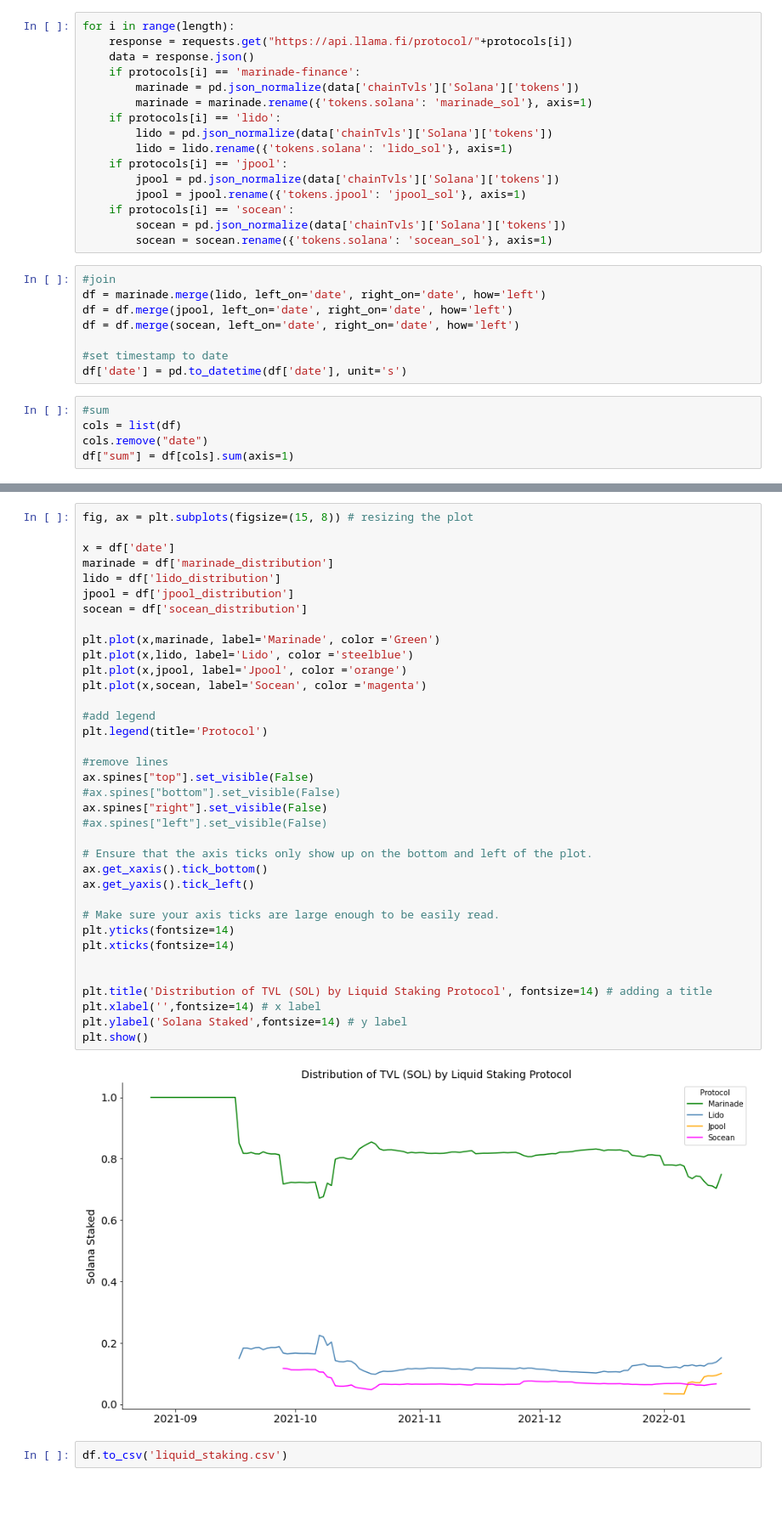
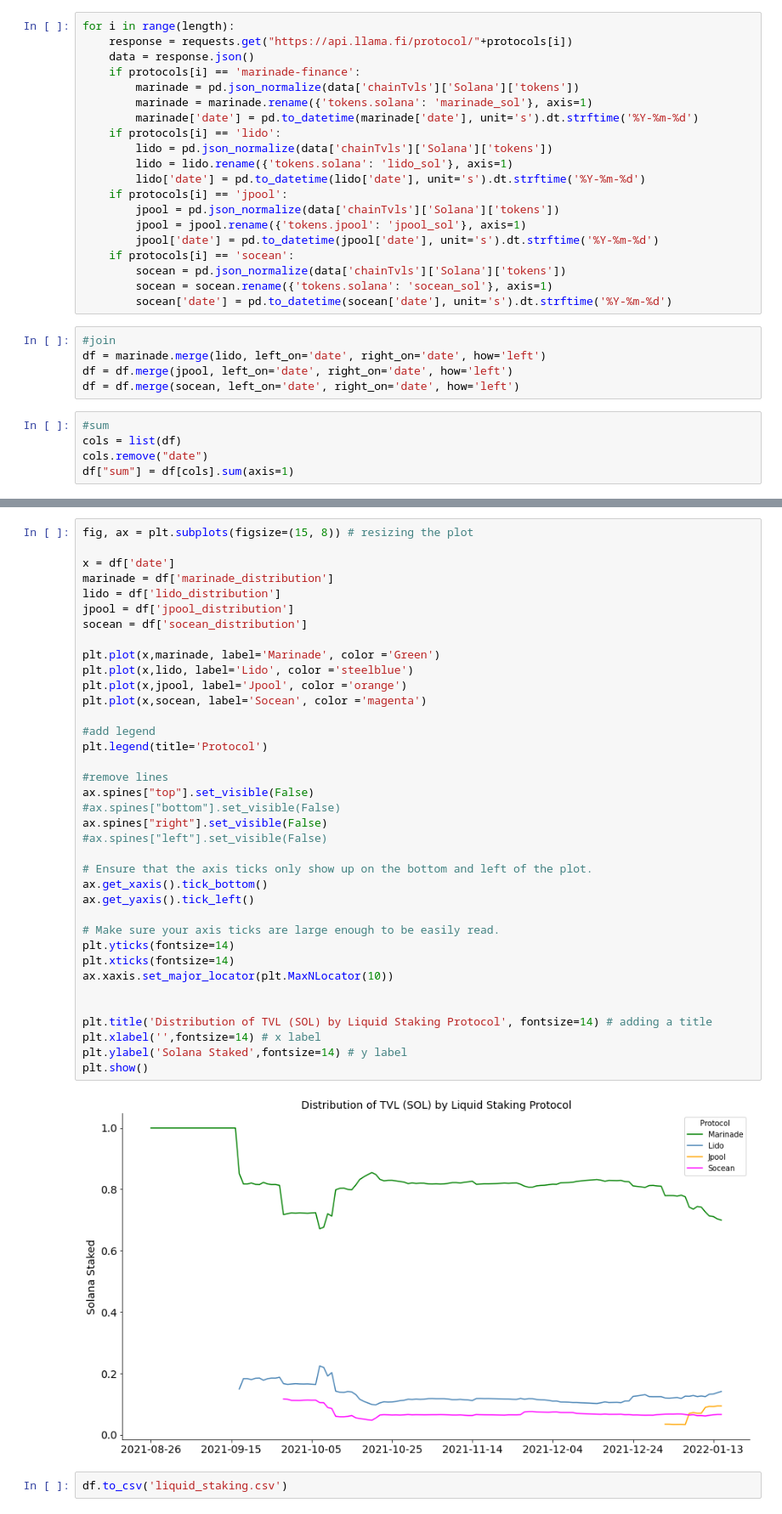
Before and after one commit to zainbacchus/py-notebooks, a Jupyter notebook: Solana Liquid Staking.ipynb, the cells around one changed output, grey strips where cells are left out. Shown at 85% size. Drawn from its saved outputs; the diff is of its cells as text.

```diff
--- a/Solana Liquid Staking.ipynb
+++ b/Solana Liquid Staking.ipynb
@@ -24,23 +24,24 @@ for i in range(length):
     if protocols[i] == 'marinade-finance':
         marinade = pd.json_normalize(data['chainTvls']['Solana']['tokens'])
         marinade = marinade.rename({'tokens.solana': 'marinade_sol'}, axis=1)
+        marinade['date'] = pd.to_datetime(marinade['date'], unit='s').dt.strftime('%Y-%m-%d')
     if protocols[i] == 'lido':
         lido = pd.json_normalize(data['chainTvls']['Solana']['tokens'])
         lido = lido.rename({'tokens.solana': 'lido_sol'}, axis=1)
+        lido['date'] = pd.to_datetime(lido['date'], unit='s').dt.strftime('%Y-%m-%d')
     if protocols[i] == 'jpool':
         jpool = pd.json_normalize(data['chainTvls']['Solana']['tokens'])
         jpool = jpool.rename({'tokens.jpool': 'jpool_sol'}, axis=1)
+        jpool['date'] = pd.to_datetime(jpool['date'], unit='s').dt.strftime('%Y-%m-%d')
     if protocols[i] == 'socean':
         socean = pd.json_normalize(data['chainTvls']['Solana']['tokens'])
         socean = socean.rename({'tokens.solana': 'socean_sol'}, axis=1)
+        socean['date'] = pd.to_datetime(socean['date'], unit='s').dt.strftime('%Y-%m-%d')
 # %%
 #join
 df = marinade.merge(lido, left_on='date', right_on='date', how='left')
 df = df.merge(jpool, left_on='date', right_on='date', how='left')
 df = df.merge(socean, left_on='date', right_on='date', how='left')
-
-#set timestamp to date
-df['date'] = pd.to_datetime(df['date'], unit='s')
 # %%
 #sum
 cols = list(df)
@@ -131,33 +143,34 @@ jpool = df['jpool_distribution']
 socean = df['socean_distribution']
 
 plt.plot(x,marinade, label='Marinade', color ='Green')
 plt.plot(x,lido, label='Lido', color ='steelblue')
 plt.plot(x,jpool, label='Jpool', color ='orange')
 plt.plot(x,socean, label='Socean', color ='magenta')
 
 #add legend
 plt.legend(title='Protocol')
 
 #remove lines
 ax.spines["top"].set_visible(False)
 #ax.spines["bottom"].set_visible(False)
 ax.spines["right"].set_visible(False)
 #ax.spines["left"].set_visible(False)
 
 # Ensure that the axis ticks only show up on the bottom and left of the plot.
 ax.get_xaxis().tick_bottom()
 ax.get_yaxis().tick_left()
 
 # Make sure your axis ticks are large enough to be easily read.
 plt.yticks(fontsize=14)
 plt.xticks(fontsize=14)
+ax.xaxis.set_major_locator(plt.MaxNLocator(10))
 
 
 plt.title('Distribution of TVL (SOL) by Liquid Staking Protocol', fontsize=14) # adding a title
 plt.xlabel('',fontsize=14) # x label
 plt.ylabel('Solana Staked',fontsize=14) # y label
 plt.show()
 # %% [output]
-[figure, old version]
+[figure, new version]
 # %%
 df.to_csv('liquid_staking.csv')
```
Also changed, not shown: parts of 4 cells of this notebook.
